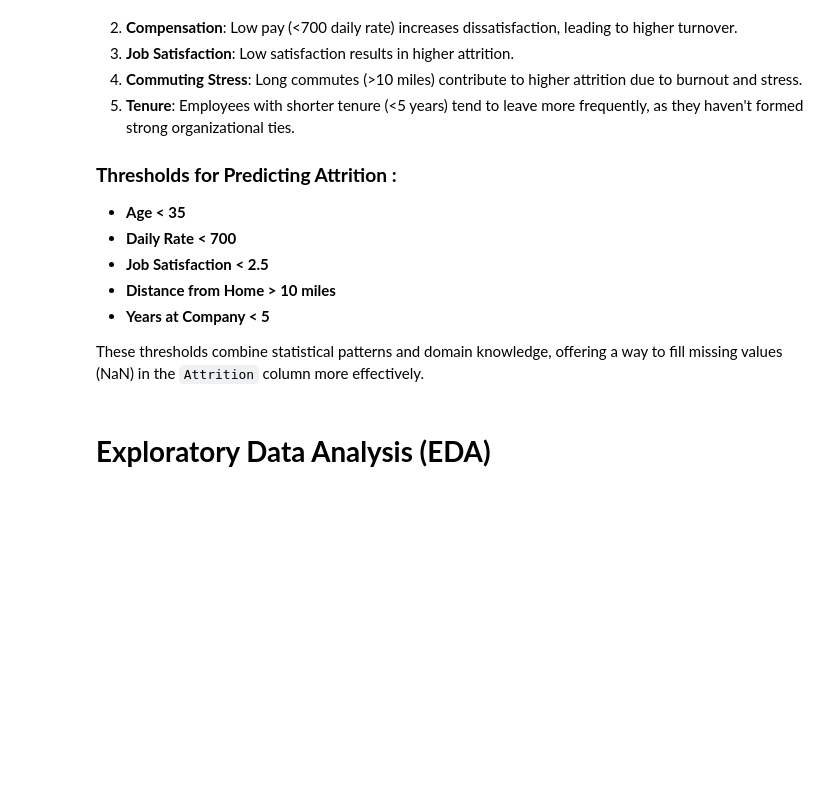
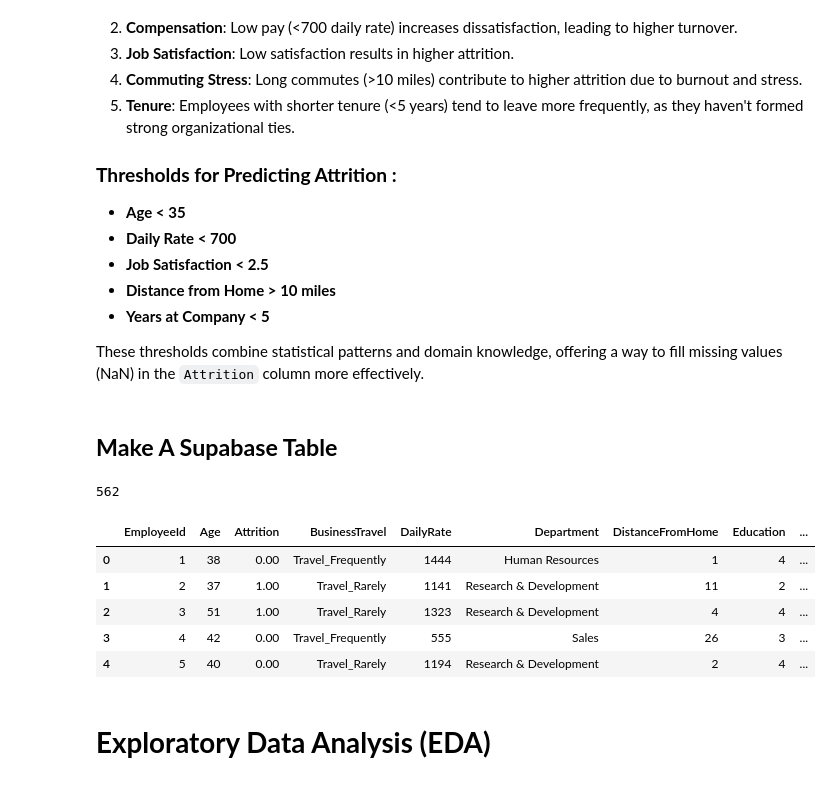
Before and after one commit to Rendika7/Business-Dashboards-and-ML-Modeling-for-Human-Resource-Problem-Solving, a Jupyter notebook: Submission.ipynb, the cells around one changed output. Drawn from its saved outputs; the diff is of its cells as text; code cells hidden in the pictures; blank space fills up the shorter version.

Commit message:
Update Supabase and add Metabase db

```diff
--- a/Submission.ipynb
+++ b/Submission.ipynb
@@ -357,0 +362,2 @@ df.to_csv(os.path.join(mainPath, "clean_employee_data.csv"))
+# %% [markdown]
+## **Make A Supabase Table**
@@ -358,3 +367,16 @@ df.to_csv(os.path.join(mainPath, "clean_employee_data.csv"))
+# %%
+df.to_sql('Karyawan-JJM', engine)
+# %% [output]
+562
+# %%
+df.head()
+# %% [output]
+|  | EmployeeId | Age | Attrition | BusinessTravel | DailyRate | Department | DistanceFromHome | Education | ... |
+| 0 | 1 | 38 | 0.00 | Travel_Frequently | 1444 | Human Resources | 1 | 4 | ... |
+| 1 | 2 | 37 | 1.00 | Travel_Rarely | 1141 | Research & Development | 11 | 2 | ... |
+| 2 | 3 | 51 | 1.00 | Travel_Rarely | 1323 | Research & Development | 4 | 4 | ... |
+| 3 | 4 | 42 | 0.00 | Travel_Frequently | 555 | Sales | 26 | 3 | ... |
+| 4 | 5 | 40 | 0.00 | Travel_Rarely | 1194 | Research & Development | 2 | 4 | ... |
 # %% [markdown]
 # **Exploratory Data Analysis (EDA)**
 # %% [markdown]
```
Also changed, not shown: parts of 28 cells of this notebook, 1 other file.
